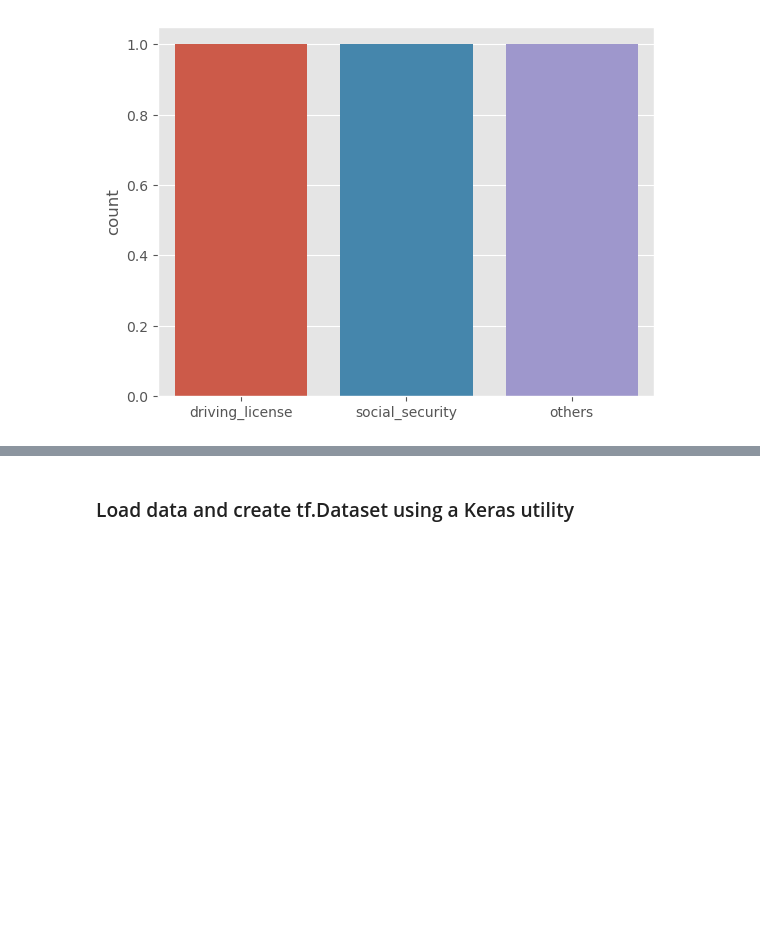
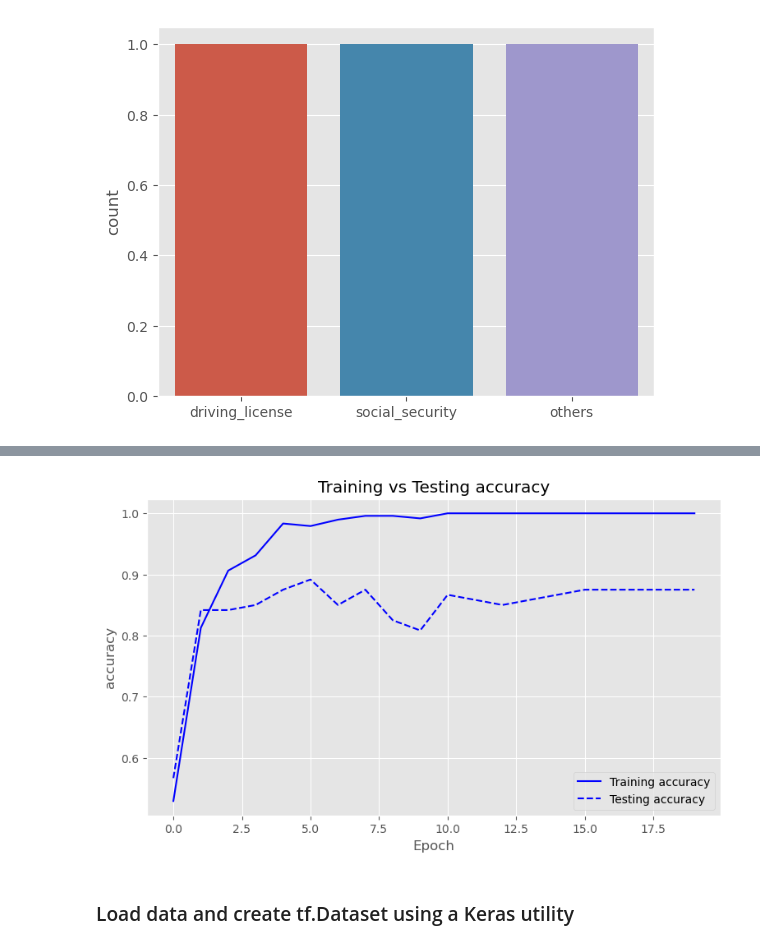
Before and after one commit to JacobJ215/Real-Time-Image-Classification, a Jupyter notebook: cnn.ipynb, the cells around one changed output, grey strips where cells are left out. Saved outputs shown, nothing was run; the diff lists cells and outputs as text; code cells hidden in the pictures; blank space fills up the shorter version.

```diff
--- a/cnn.ipynb
+++ b/cnn.ipynb
@@ -75,2 +194,6 @@ sns.countplot(df)
+# %%
+learning_curve(history, "accuracy")
+# %% [output]
+[figure, added]
 # %% [markdown]
 ### Load data and create tf.Dataset using a Keras utility
```
Also changed, not shown: parts of 21 cells of this notebook.
